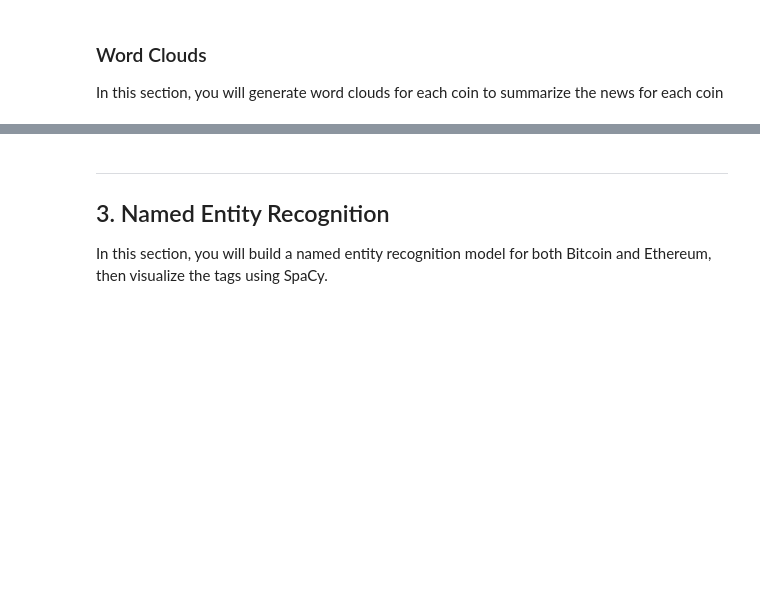
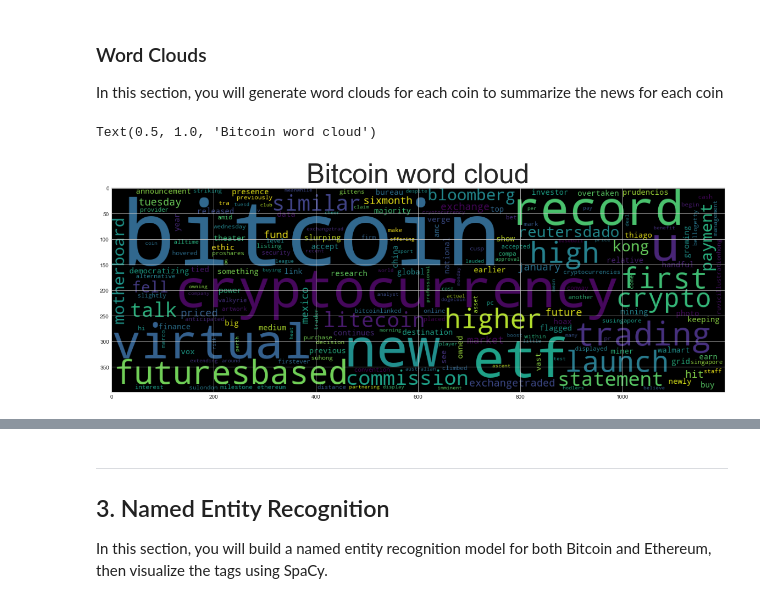
Before and after one commit to mmfsb/NLP_HW, a Jupyter notebook: Starter_Code/crypto_sentiment.ipynb, the cells around one changed output, grey strips where cells are left out. Saved outputs shown, nothing was run; the diff lists cells and outputs as text; code cells hidden in the pictures; blank space fills up the shorter version.

```diff
--- a/Starter_Code/crypto_sentiment.ipynb
+++ b/Starter_Code/crypto_sentiment.ipynb
@@ -256,0 +224,28 @@ def tokenizer(text):
+# %%
+def tokenizer(text):
+    """Tokenizes text."""
+    # Create a list of the words
+    words_tokened = word_tokenize(text)
+
+    # Convert the words to lowercase
+    words_lowered = [word.lower() for word in words_tokened]
+
+    # Remove the punctuation
+    regex = re.compile('[^a-zA-Z]')
+    words_regexed = [regex.sub('', word) for word in words_lowered]
+
+    # Remove the stop words
+    sw = set(stopwords.words('english'))
+    sw_add_ons = ['', 'char', 'chars', 'getty', 'rahul', 'rai', 'u', 'oct', 'taken', 'representation', 'october', 'illustration', 'seen', 'reutersedgar', 'image', 'posted', 'via', 'reuters', 'york', 'nov', 'strnurphoto', 'picture', 'lionsgatemiramax', 'nurphoto', 'ul', 'said', 'week', 'li', 'ether', 'june', 'may', 'r', 'imageslightrocket', 'images', 'henriquesopa', 'rafael']
+    stopwords_removed = [word.lower() for word in words_regexed if word not in sw.union(sw_add_ons)]
+
+    # Lemmatize Words into root words
+    lemmatizer = WordNetLemmatizer()
+    tokens = [lemmatizer.lemmatize(word) for word in stopwords_removed]
+
+    return tokens
+# %%
+# Create a new tokens column for bitcoin
+bitcoin_tokens = [tokenizer(words) for words in bitcoin_df['text']]
+bitcoin_df['tokens'] = bitcoin_tokens
+bitcoin_df.head()
@@ -271,0 +311,6 @@ from nltk import ngrams
+# %%
+# Generate the Bitcoin N-grams where N=2
+bitcoin_text = ' '.join(bitcoin_df["text"])
+bitcoin_processed = tokenizer(bitcoin_text)
+bitcoin_ngrams = Counter(ngrams(bitcoin_processed, n=2))
+print(dict(bitcoin_ngrams.most_common(10)))
@@ -303,0 +394,9 @@ mpl.rcParams['figure.figsize'] = [20.0, 10.0]
+# %%
+# Generate the Bitcoin word cloud
+bitcoin_words_joined = ' '.join(bitcoin_processed)
+wc = WordCloud(width=1200, height=400).generate(bitcoin_words_joined)
+plt.imshow(wc)
+plt.title('Bitcoin word cloud', fontdict={'fontsize':50}, loc='Center')
+# %% [output]
+Text(0.5, 1.0, 'Bitcoin word cloud')
+[figure, added]
```
Also changed, not shown: parts of 37 cells of this notebook.
